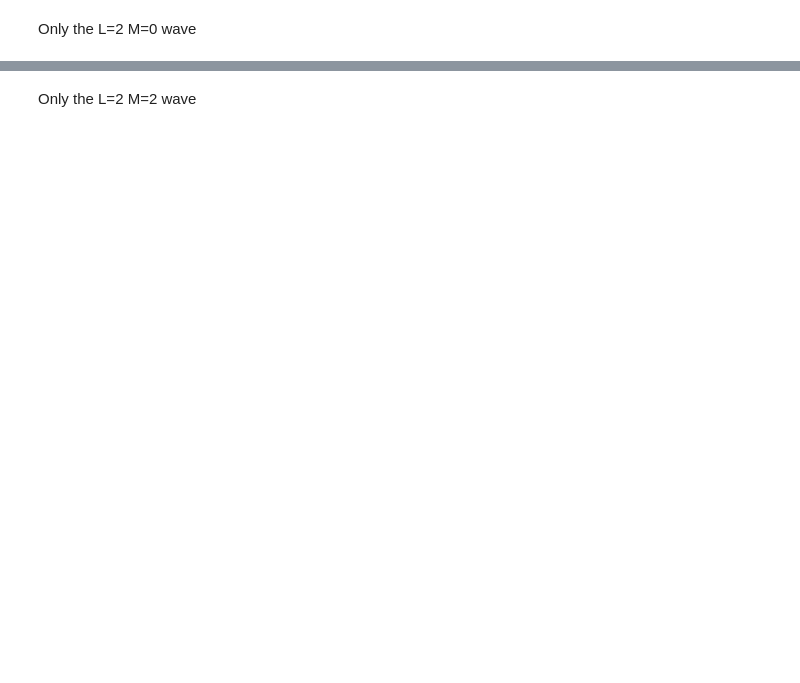
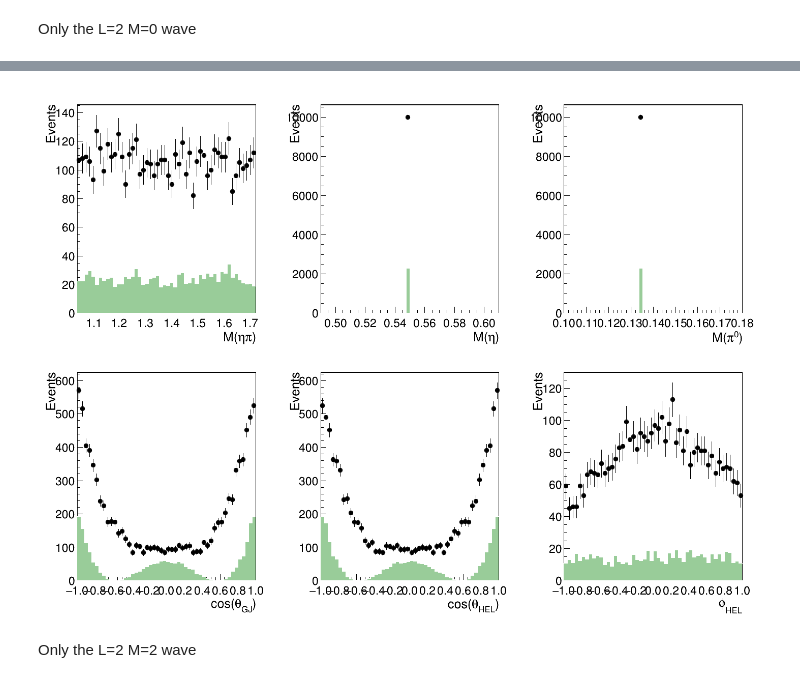
Before and after one commit to lan13005/PyAmpTools, a Jupyter notebook: _sources/notebooks/plotgen.ipynb, the cells around one changed output, grey strips where cells are left out. Saved outputs shown, nothing was run; the diff lists cells and outputs as text; code cells hidden in the pictures; blank space fills up the shorter version.

```diff
--- a/_sources/notebooks/plotgen.ipynb
+++ b/_sources/notebooks/plotgen.ipynb
@@ -97,2 +153,6 @@ Only the L=2 M=0 wave
+# %%
+Image(filename=f'result_resAmp1.png')
+# %% [output]
+[figure, added]
 # %% [markdown]
 Only the L=2 M=2 wave
```
Also changed, not shown: parts of 15 cells of this notebook, 11 other files.
